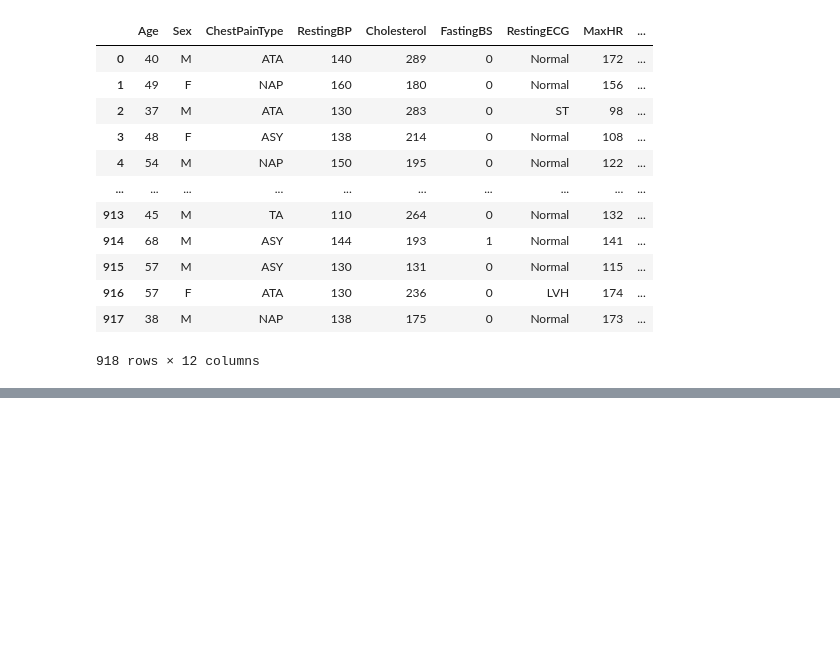
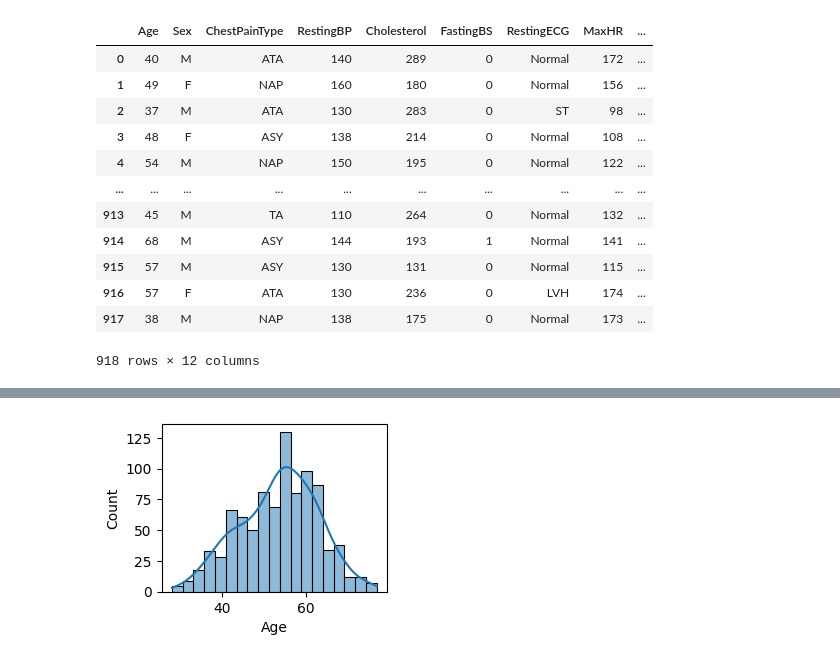
Before and after one commit to ankush262/Machine-learning, a Jupyter notebook: heart_diease.ipynb, the cells around one changed output, grey strips where cells are left out. Drawn from its saved outputs; the diff is of its cells as text; code cells hidden in the pictures; blank space fills up the shorter version.

```diff
--- a/heart_diease.ipynb
+++ b/heart_diease.ipynb
@@ -68,0 +90,7 @@ memory usage: 86.2+ KB
+# %%
+def plotting(var,num):
+    plt.subplot(2,2,num)
+    sns.histplot(df[var],kde = True)
+plotting('Age',1)
+# %% [output]
+[figure, added]
```
Also changed, not shown: parts of 3 cells of this notebook.
